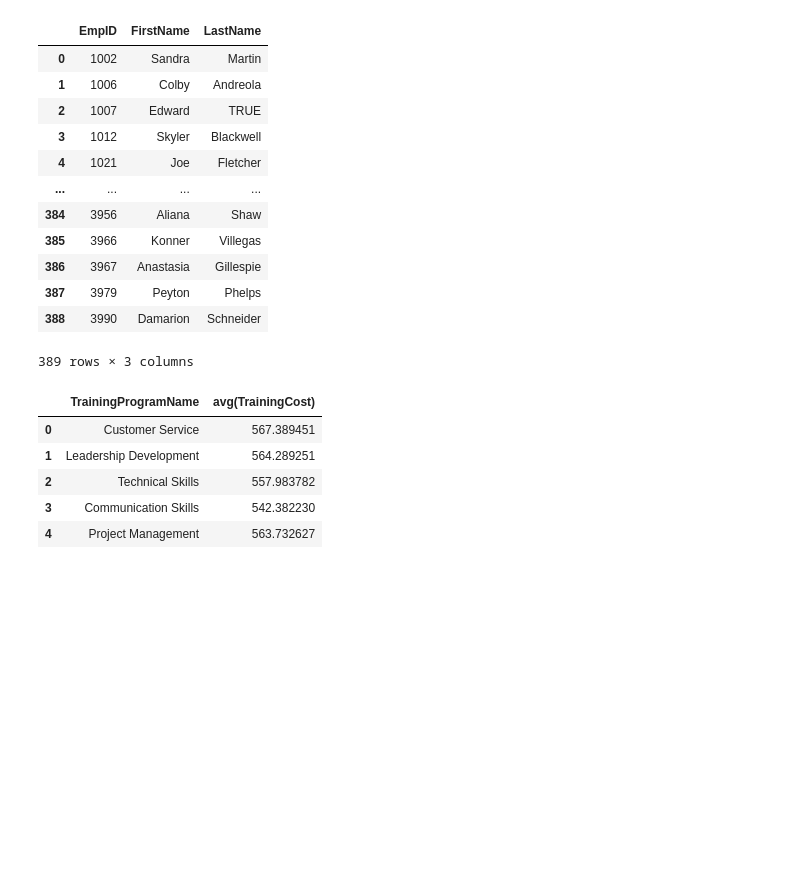
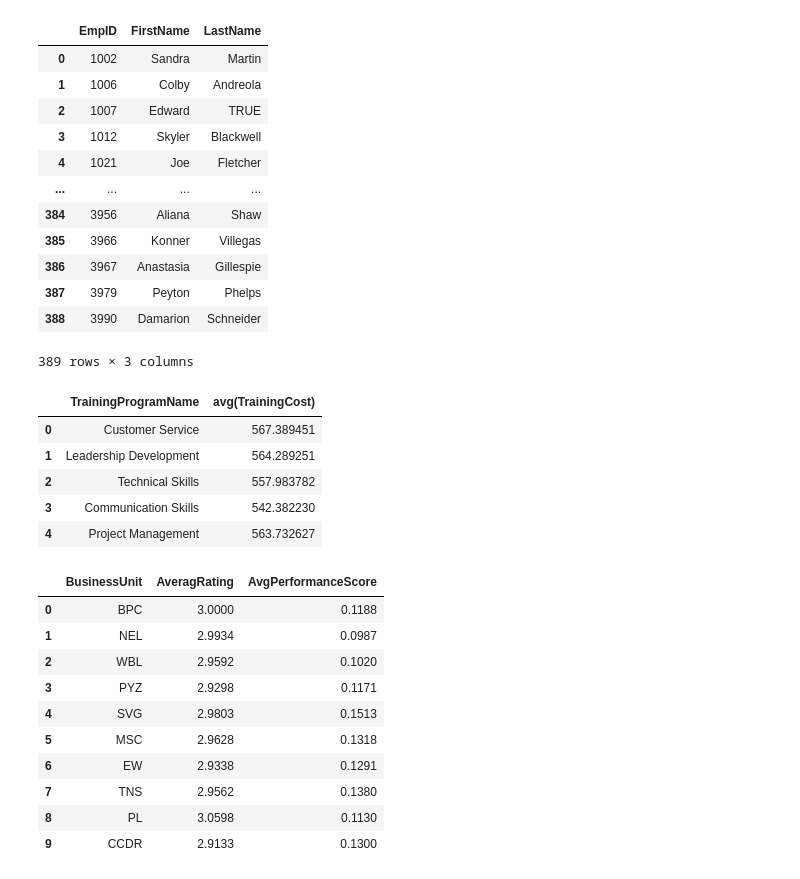
Before and after one commit to ankitlovanshi1/data_engineer, a Jupyter notebook: sql/employee_info.ipynb, the cells around one changed output. Cells and saved outputs as stored; diff of their text form; code cells hidden in the pictures; blank space fills up the shorter version.

Commit message:
CTE questions

```diff
--- a/sql/employee_info.ipynb
+++ b/sql/employee_info.ipynb
@@ -502,0 +500,31 @@ data
+# %%
+# CTE for Employee Performance Summary:
+
+# Question: Create a CTE to retrieve the average CurrentEmployeeRating and Performance_Score
+# for each BusinessUnit. Then, select the BusinessUnit, average rating, and performance score from this CTE.
+query = '''
+WITH EmployeeAverageDetails AS (
+select BusinessUnit, avg(CurrentEmployeeRating) as AveragRating,
+avg(CASE
+        WHEN Performance_Score = 'Exceeds' THEN 1
+        ELSE 0
+    END) AS AvgPerformanceScore
+    from employees
+    group by BusinessUnit
+)
+select BusinessUnit, AveragRating, AvgPerformanceScore from EmployeeAverageDetails
+'''
+data = pd.read_sql(query, engine)
+data
+# %% [output]
+|  | BusinessUnit | AveragRating | AvgPerformanceScore |
+| 0 | BPC | 3.0000 | 0.1188 |
+| 1 | NEL | 2.9934 | 0.0987 |
+| 2 | WBL | 2.9592 | 0.1020 |
+| 3 | PYZ | 2.9298 | 0.1171 |
+| 4 | SVG | 2.9803 | 0.1513 |
+| 5 | MSC | 2.9628 | 0.1318 |
+| 6 | EW | 2.9338 | 0.1291 |
+| 7 | TNS | 2.9562 | 0.1380 |
+| 8 | PL | 3.0598 | 0.1130 |
+| 9 | CCDR | 2.9133 | 0.1300 |
```
Also changed, not shown: parts of 5 cells of this notebook.
